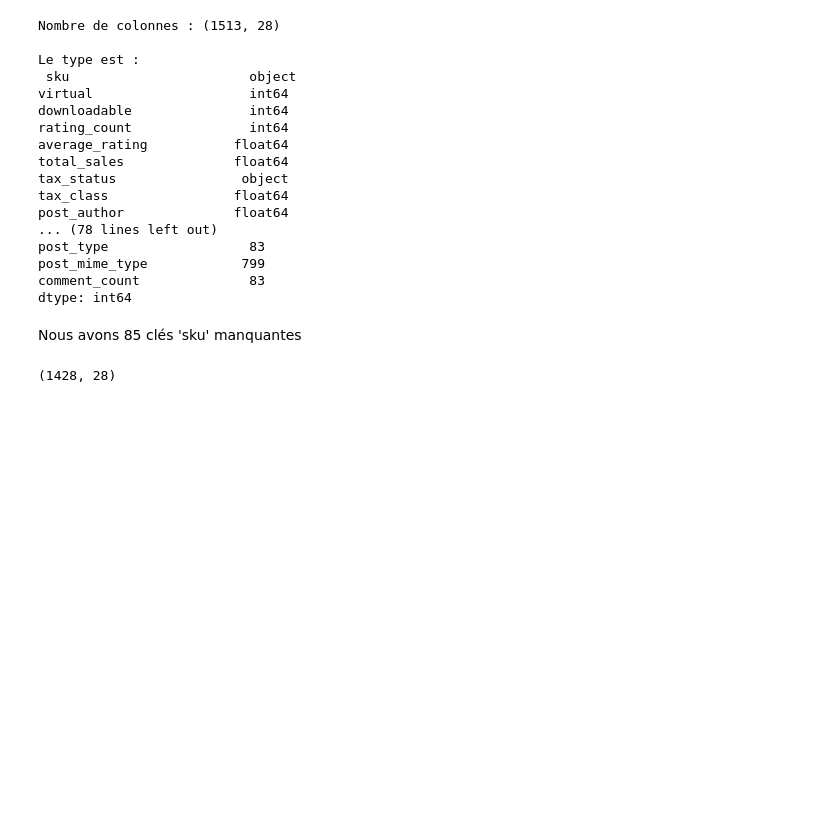
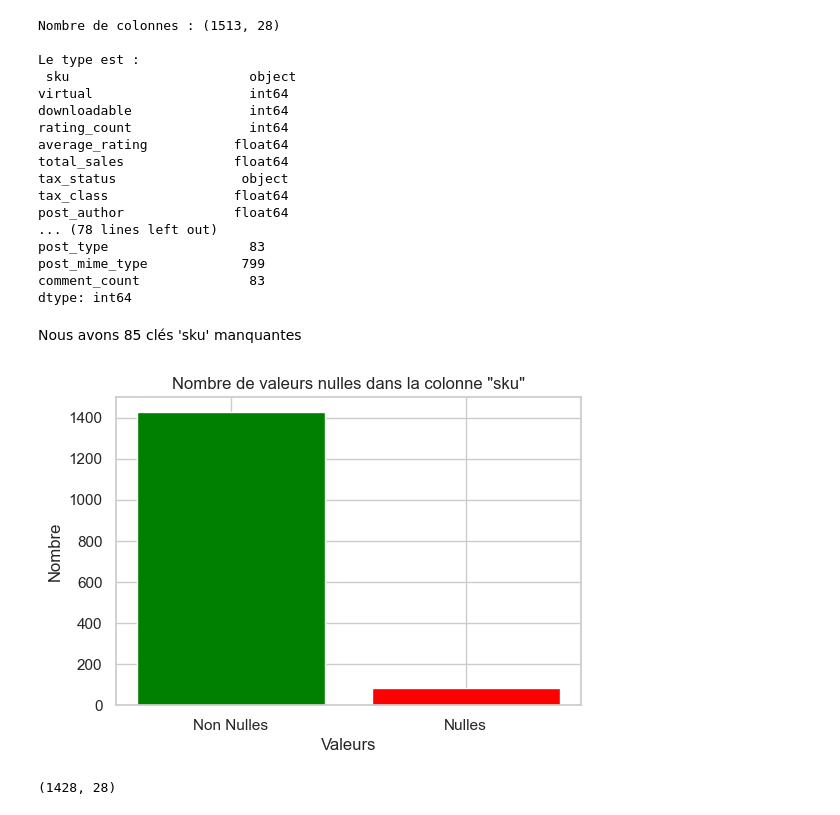
Before and after one commit to AntoineJBQ/Projet-5, a Jupyter notebook: Projet 5.ipynb, the cells around one changed output. Drawn from its saved outputs; the diff is of its cells as text; code cells hidden in the pictures; blank space fills up the shorter version.

```diff
--- a/Projet 5.ipynb
+++ b/Projet 5.ipynb
@@ -123,6 +124,30 @@ comment_count              83
 dtype: int64
 # %% [markdown]
 Nous avons 85 clés 'sku' manquantes
+# %%
+import matplotlib.pyplot as plt
+
+# Sélection de la colonne donnée
+column_name = 'sku'
+column_nulls = web[column_name].isnull()
+
+# Calcul du nombre de valeurs nulles et non nulles
+null_count = column_nulls.sum()
+non_null_count = column_nulls.size - null_count
+
+# Création du graphique à barres
+plt.figure(figsize=(6, 4))
+plt.bar(['Non Nulles', 'Nulles'], [non_null_count, null_count], color=['green', 'red'])
+
+# Configuration des axes et du titre
+plt.xlabel('Valeurs')
+plt.ylabel('Nombre')
+plt.title(f'Nombre de valeurs nulles dans la colonne "{column_name}"')
+
+# Affichage du graphique
+plt.show()
+# %% [output]
+[figure, added]
 # %%
 # Je commence par supprimer toutes les lignes ou 'sku' n'est pas renseigné
 web = web.dropna(subset = ['sku'])
```
Also changed, not shown: parts of 12 cells of this notebook.
